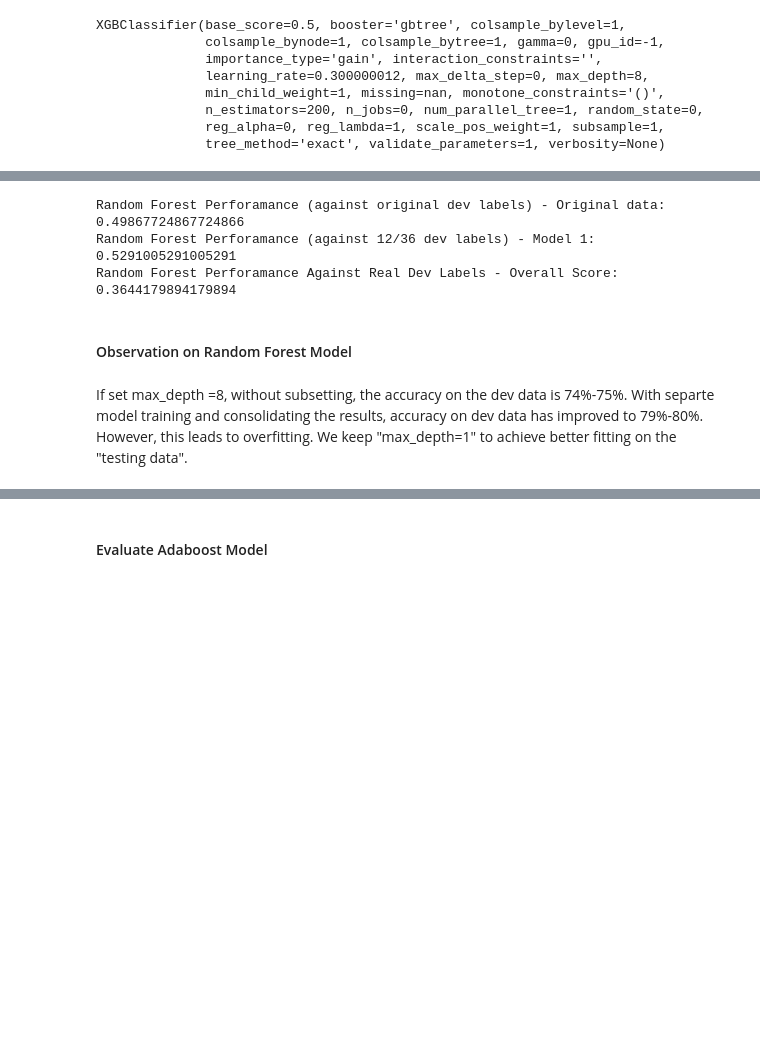
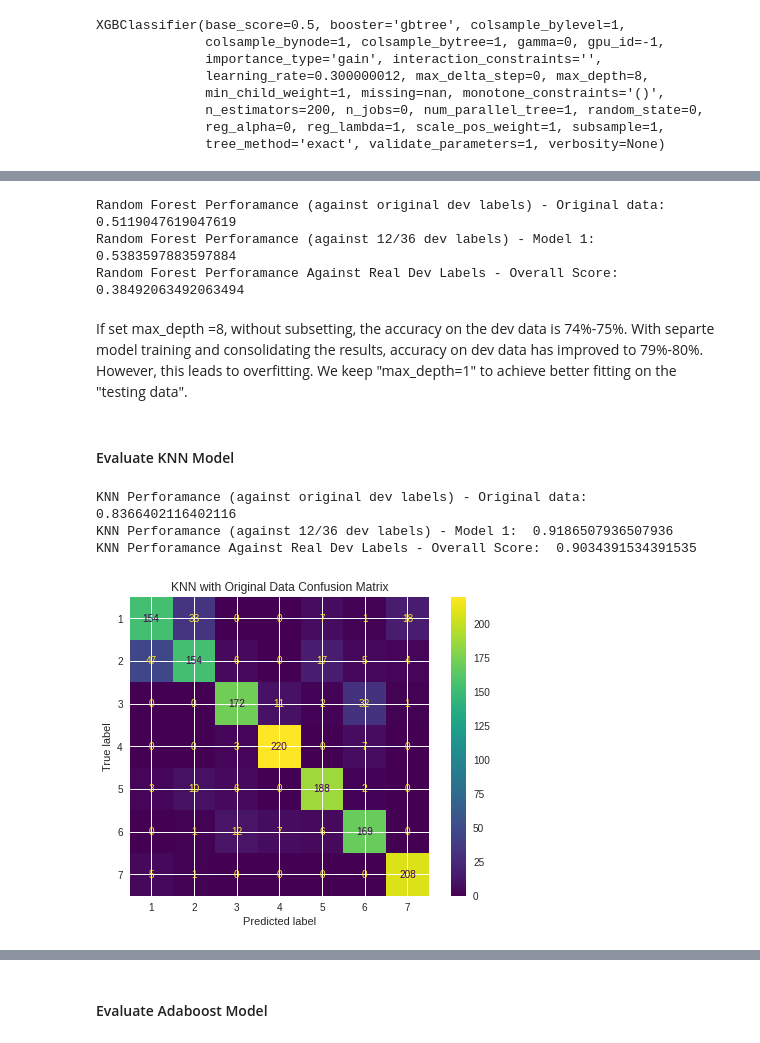
Before and after one commit to justinetaylor/mids-w207-final-project, a Jupyter notebook: clear_cut_solution.ipynb, the cells around one changed output, grey strips where cells are left out. Saved outputs shown, nothing was run; the diff lists cells and outputs as text; code cells hidden in the pictures; blank space fills up the shorter version.

Commit message:
removed unused functions, added soil consolidation back in

```diff
--- a/clear_cut_solution.ipynb
+++ b/clear_cut_solution.ipynb
@@ -135,5 +132,3 @@ Now that the data is transformed, we can also visualize the new aspect features.
-# %%
-train_df = fe.drop_unseen_soil_types(train_df)
 # %%
 # Visualize cover type VS the cosine of Aspect degerees
 fig,(ax1,ax2) = plt.subplots(1,2,figsize=(12,4))
@@ -151,6 +146,10 @@ Based on closer examination of our model performance, we found that the models c
 # %%
 # Split trainning data into subsets to improve model accurracy with cover type 1&2, and 3&6.
 train_df_original, train_df_12_36_4_5_7, train_df_12, train_df_36 = fe.subset_data(train_df)
+
+# Apply specific transformations for cover types one and two and three and six
+train_df_12 = fe.combine_environment_features_ct12(train_df_12)
+train_df_36 = fe.combine_environment_features_ct36(train_df_36)
 # %% [markdown]
 #### Split data into train/dev
 
@@ -424,6 +364,7 @@ Predictions from each model are producted accordingly (for both dev and test)
 forest_original_score = forest_model_original.score(dev_data_original,dev_labels_original)
 print("Random Forest Perforamance (against original dev labels) - Original data: ",forest_original_score)
 
+# Evaluate random forest model on subset data 12, 36, 4, 5, 7
 forest_predictions_all_data = forest_model_all_data.predict(dev_data_12_36_4_5_7)
 print("Random Forest Perforamance (against 12/36 dev labels) - Model 1: ", accuracy_score(np.array(dev_labels_12_36_4_5_7), forest_predictions_all_data))
 
@@ -432,8 +373,11 @@ forest_predicted_12_indicies = np.where(forest_predictions_all_data==12)
 forest_predicted_36_indicies = np.where(forest_predictions_all_data==36)
 
 # Use specific sub-models to differentiate between 1 and 2 -and- 3 and 6
-forest_predictions_1_2 = forest_model_cover_type_12.predict(np.array(dev_data_12_36_4_5_7)[forest_predicted_12_indicies])
-forest_predictions_3_6 = forest_model_cover_type_36.predict(np.array(dev_data_12_36_4_5_7)[forest_predicted_36_indicies])
+forest_data_12 = fe.combine_environment_features_ct12(dev_data_12_36_4_5_7.iloc[forest_predicted_12_indicies])
+forest_predictions_1_2 = forest_model_cover_type_12.predict(forest_data_12)
+
+forest_data_36 = fe.combine_environment_features_ct36(dev_data_12_36_4_5_7.iloc[forest_predicted_36_indicies])
+forest_predictions_3_6 = forest_model_cover_type_36.predict(forest_data_36)
 
 # Update those 12 or 36 labels to be 1,2,3,6
 forest_predictions_all_data[forest_predicted_12_indicies] = forest_predictions_1_2
@@ -441,10 +385,43 @@ forest_predictions_all_data[forest_predicted_36_indicies] = forest_predictions_3
 
 print("Random Forest Perforamance Against Real Dev Labels - Overall Score: ",  accuracy_score(np.array(dev_labels_original).reshape(-1, 1), forest_predictions_all_data.reshape(-1, 1)))
 # %% [output]
-Random Forest Perforamance (against original dev labels) - Original data:  0.49867724867724866
-Random Forest Perforamance (against 12/36 dev labels) - Model 1:  0.5291005291005291
-Random Forest Perforamance Against Real Dev Labels - Overall Score:  0.3644179894179894
+Random Forest Perforamance (against original dev labels) - Original data:  0.5119047619047619
+Random Forest Perforamance (against 12/36 dev labels) - Model 1:  0.5383597883597884
+Random Forest Perforamance Against Real Dev Labels - Overall Score:  0.38492063492063494
-# %% [markdown]
-#### Observation on Random Forest Model
 # %% [markdown]
 If set max_depth =8, without subsetting, the accuracy on the dev data is 74%-75%. With separte model training and consolidating the results, accuracy on dev data has improved to 79%-80%. However, this leads to overfitting. We keep "max_depth=1" to achieve better fitting on the "testing data".
+# %% [markdown]
+#### Evaluate KNN Model
+# %%
+# Evaluate knn model based on original data (no subsetting)
+knn_original_score = knn_original.score(dev_data_original,dev_labels_original)
+print("KNN Perforamance (against original dev labels) - Original data: ",knn_original_score)
+
+# Plot Confusion Matrix
+plot_confusion_matrix(knn_original, dev_data_original, dev_labels_original, values_format = "d")
+plt.title("KNN with Original Data Confusion Matrix")
+plt.plot()
+
+knn_predictions_all_data = knn_model_all_data.predict(dev_data_12_36_4_5_7)
+print("KNN Perforamance (against 12/36 dev labels) - Model 1: ", accuracy_score(np.array(dev_labels_12_36_4_5_7), knn_predictions_all_data))
+
+# Retrieve examples where the model predicted 12 or 36
+knn_predicted_12_indicies = np.where(knn_predictions_all_data==12)
+knn_predicted_36_indicies = np.where(knn_predictions_all_data==36)
+
+# Use specific sub-models to differentiate between 1 and 2 -and- 3 and 6
+knn_data_12 = fe.combine_environment_features_ct12(dev_data_12_36_4_5_7.iloc[knn_predicted_12_indicies])
+knn_predictions_1_2 = knn_model_cover_type_12.predict(knn_data_12)
+knn_data_36 = fe.combine_environment_features_ct36(dev_data_12_36_4_5_7.iloc[knn_predicted_36_indicies])
+knn_predictions_3_6 = knn_model_cover_type_36.predict(knn_data_36)
+
+# Update those 12 or 36 labels to be 1,2,3,6
+knn_predictions_all_data[knn_predicted_12_indicies] = knn_predictions_1_2
+knn_predictions_all_data[knn_predicted_36_indicies] = knn_predictions_3_6
+
+print("KNN Perforamance Against Real Dev Labels - Overall Score: ",  accuracy_score(np.array(dev_labels_original).reshape(-1, 1), knn_predictions_all_data.reshape(-1, 1)))
+# %% [output]
+KNN Perforamance (against original dev labels) - Original data:  0.8366402116402116
+KNN Perforamance (against 12/36 dev labels) - Model 1:  0.9186507936507936
+KNN Perforamance Against Real Dev Labels - Overall Score:  0.9034391534391535
+[figure, added]
```
Also changed, not shown: parts of 61 cells of this notebook, 18 other files.
